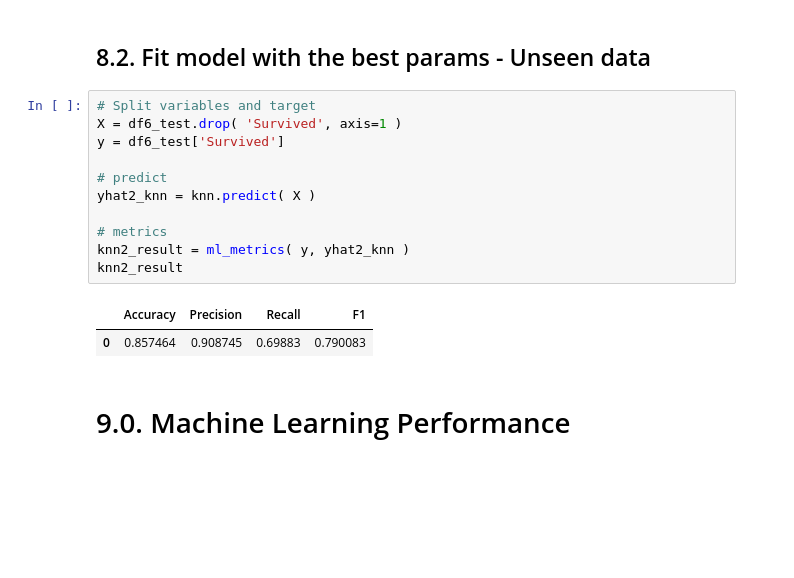
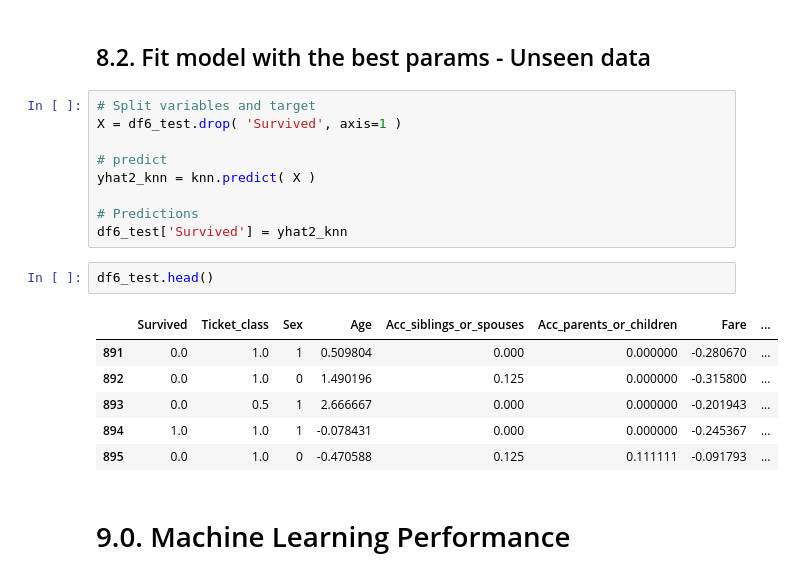
Before and after one commit to endhel/Prediction-of-the-Survivors-Titanic, a Jupyter notebook: Prediction-of-the-Survivors-Titanic.ipynb, the cells around one changed output. Drawn from its saved outputs; the diff is of its cells as text; blank space fills up the shorter version.

```diff
--- a/Prediction-of-the-Survivors-Titanic.ipynb
+++ b/Prediction-of-the-Survivors-Titanic.ipynb
@@ -1042,16 +1050,20 @@ knn_result
 # %%
 # Split variables and target
 X = df6_test.drop( 'Survived', axis=1 )
-y = df6_test['Survived']
 
 # predict
 yhat2_knn = knn.predict( X )
 
-# metrics
-knn2_result = ml_metrics( y, yhat2_knn )
-knn2_result
+# Predictions
+df6_test['Survived'] = yhat2_knn
-# %% [output]
-|  | Accuracy | Precision | Recall | F1 |
-| 0 | 0.857464 | 0.908745 | 0.69883 | 0.790083 |
+# %%
+df6_test.head()
+# %% [output]
+|  | Survived | Ticket_class | Sex | Age | Acc_siblings_or_spouses | Acc_parents_or_children | Fare | ... |
+| 891 | 0.0 | 1.0 | 1 | 0.509804 | 0.000 | 0.000000 | -0.280670 | ... |
+| 892 | 0.0 | 1.0 | 0 | 1.490196 | 0.125 | 0.000000 | -0.315800 | ... |
+| 893 | 0.0 | 0.5 | 1 | 2.666667 | 0.000 | 0.000000 | -0.201943 | ... |
+| 894 | 1.0 | 1.0 | 1 | -0.078431 | 0.000 | 0.000000 | -0.245367 | ... |
+| 895 | 0.0 | 1.0 | 0 | -0.470588 | 0.125 | 0.111111 | -0.091793 | ... |
 # %% [markdown]
 # 9.0. Machine Learning Performance
```
Also changed, not shown: parts of 13 cells of this notebook.
